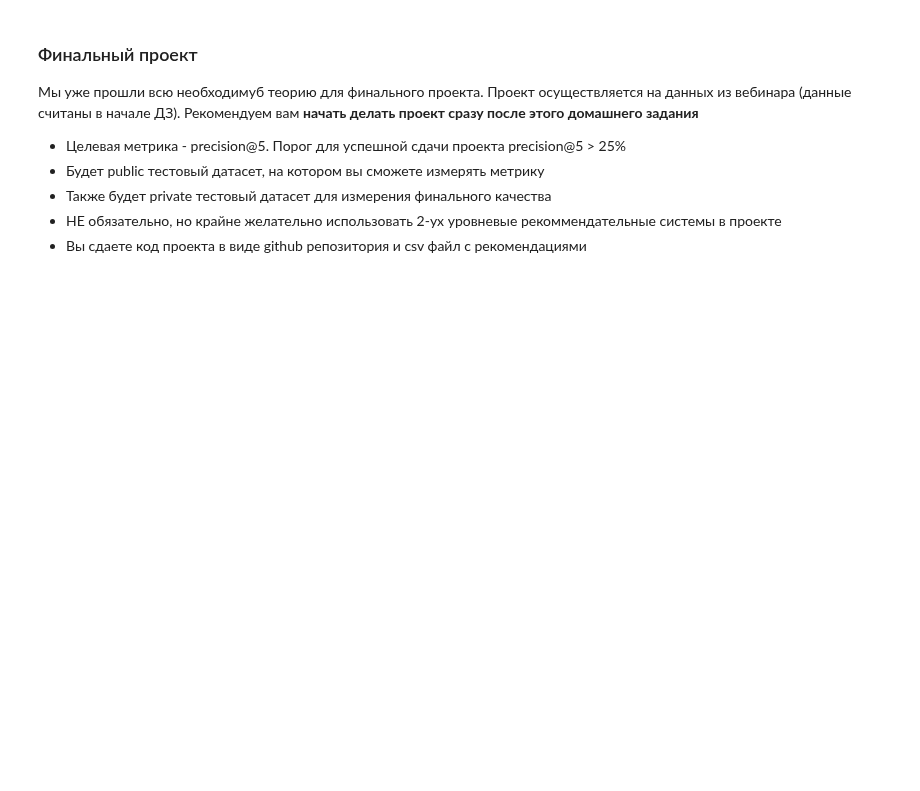
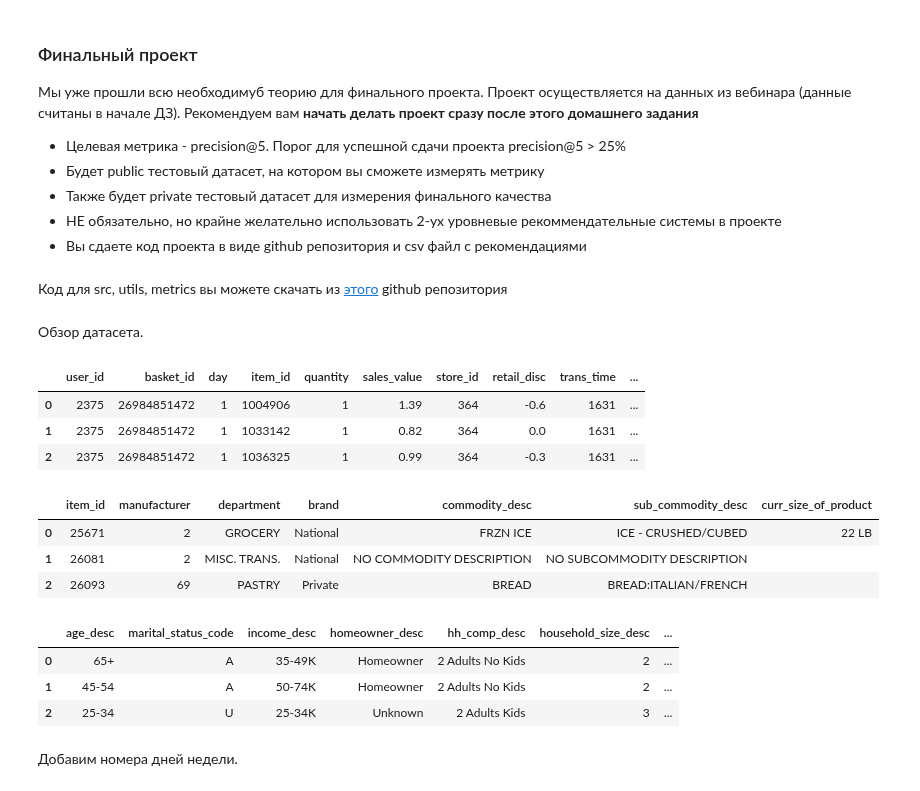
Before and after one commit to evelisko/GB_RegSys, a Jupyter notebook: Curs_Project/curs_project.ipynb, the cells around one changed output. Drawn from its saved outputs; the diff is of its cells as text; code cells hidden in the pictures; blank space fills up the shorter version.

```diff
--- a/Curs_Project/curs_project.ipynb
+++ b/Curs_Project/curs_project.ipynb
@@ -22,0 +11,2 @@
+# %% [markdown]
+Код для src, utils, metrics вы можете скачать из [этого](https://github.com/geangohn/recsys-tutorial) github репозитория
@@ -22,0 +43,11 @@
+# %%
+data = pd.read_csv('../raw_data/retail_train.csv')
+item_features = pd.read_csv('../raw_data/product.csv')
+user_features = pd.read_csv('../raw_data/hh_demographic.csv')
+
+# column processing
+item_features.columns = [col.lower() for col in item_features.columns]
+user_features.columns = [col.lower() for col in user_features.columns]
+
+item_features.rename(columns={'product_id': 'item_id'}, inplace=True)
+user_features.rename(columns={'household_key': 'user_id'}, inplace=True)
@@ -22,0 +59,25 @@
+# %% [markdown]
+Обзор датасета.
+# %%
+data.head(3)
+# %% [output]
+|  | user_id | basket_id | day | item_id | quantity | sales_value | store_id | retail_disc | trans_time | ... |
+| 0 | 2375 | 26984851472 | 1 | 1004906 | 1 | 1.39 | 364 | -0.6 | 1631 | ... |
+| 1 | 2375 | 26984851472 | 1 | 1033142 | 1 | 0.82 | 364 | 0.0 | 1631 | ... |
+| 2 | 2375 | 26984851472 | 1 | 1036325 | 1 | 0.99 | 364 | -0.3 | 1631 | ... |
+# %%
+item_features.head(3)
+# %% [output]
+|  | item_id | manufacturer | department | brand | commodity_desc | sub_commodity_desc | curr_size_of_product |
+| 0 | 25671 | 2 | GROCERY | National | FRZN ICE | ICE - CRUSHED/CUBED | 22 LB |
+| 1 | 26081 | 2 | MISC. TRANS. | National | NO COMMODITY DESCRIPTION | NO SUBCOMMODITY DESCRIPTION |  |
+| 2 | 26093 | 69 | PASTRY | Private | BREAD | BREAD:ITALIAN/FRENCH |  |
+# %%
+user_features.head(3)
+# %% [output]
+|  | age_desc | marital_status_code | income_desc | homeowner_desc | hh_comp_desc | household_size_desc | ... |
+| 0 | 65+ | A | 35-49K | Homeowner | 2 Adults No Kids | 2 | ... |
+| 1 | 45-54 | A | 50-74K | Homeowner | 2 Adults No Kids | 2 | ... |
+| 2 | 25-34 | U | 25-34K | Unknown | 2 Adults Kids | 3 | ... |
+# %% [markdown]
+Добавим номера дней недели.
```
Also changed, not shown: parts of 64 cells of this notebook, 3 other files.
